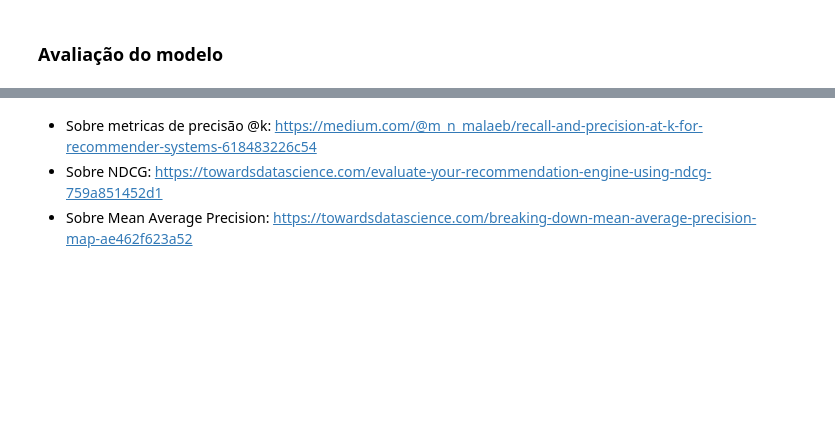
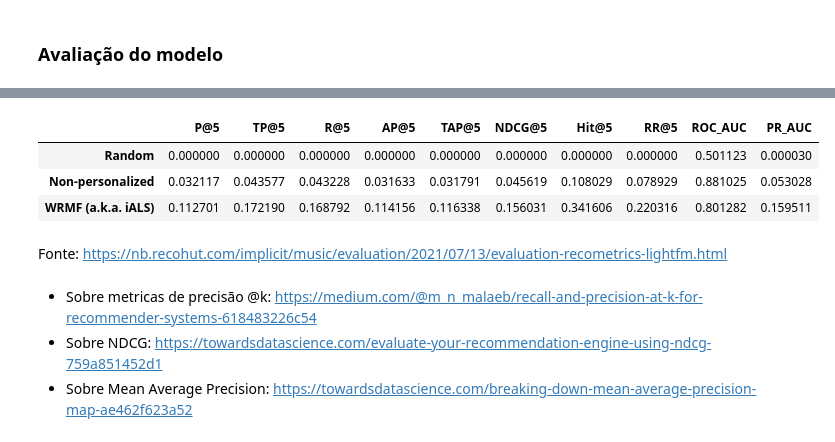
Before and after one commit to GabrielG16/Projeto-Digital-House, a Jupyter notebook: Modelo _Germany.ipynb, the cells around one changed output, grey strips where cells are left out. Cells and saved outputs as stored; diff of their text form; code cells hidden in the pictures; blank space fills up the shorter version.

```diff
--- a/Modelo _Germany.ipynb
+++ b/Modelo _Germany.ipynb
@@ -306,3 +349,12 @@ clicks_de_filtered.UserTotalClicks.shape
+# %%
+all_metrics
+# %% [output]
+|  | P@5 | TP@5 | R@5 | AP@5 | TAP@5 | NDCG@5 | Hit@5 | RR@5 | ROC_AUC | PR_AUC |
+| Random | 0.000000 | 0.000000 | 0.000000 | 0.000000 | 0.000000 | 0.000000 | 0.000000 | 0.000000 | 0.501123 | 0.000030 |
+| Non-personalized | 0.032117 | 0.043577 | 0.043228 | 0.031633 | 0.031791 | 0.045619 | 0.108029 | 0.078929 | 0.881025 | 0.053028 |
+| WRMF (a.k.a. iALS) | 0.112701 | 0.172190 | 0.168792 | 0.114156 | 0.116338 | 0.156031 | 0.341606 | 0.220316 | 0.801282 | 0.159511 |
+# %% [markdown]
+Fonte: https://nb.recohut.com/implicit/music/evaluation/2021/07/13/evaluation-recometrics-lightfm.html
 # %% [markdown]
 * Sobre metricas de precisão @k: https://medium.com/@m_n_malaeb/recall-and-precision-at-k-for-recommender-systems-618483226c54
 * Sobre NDCG: https://towardsdatascience.com/evaluate-your-recommendation-engine-using-ndcg-759a851452d1
```
Also changed, not shown: parts of 22 cells of this notebook, 8 other files.
